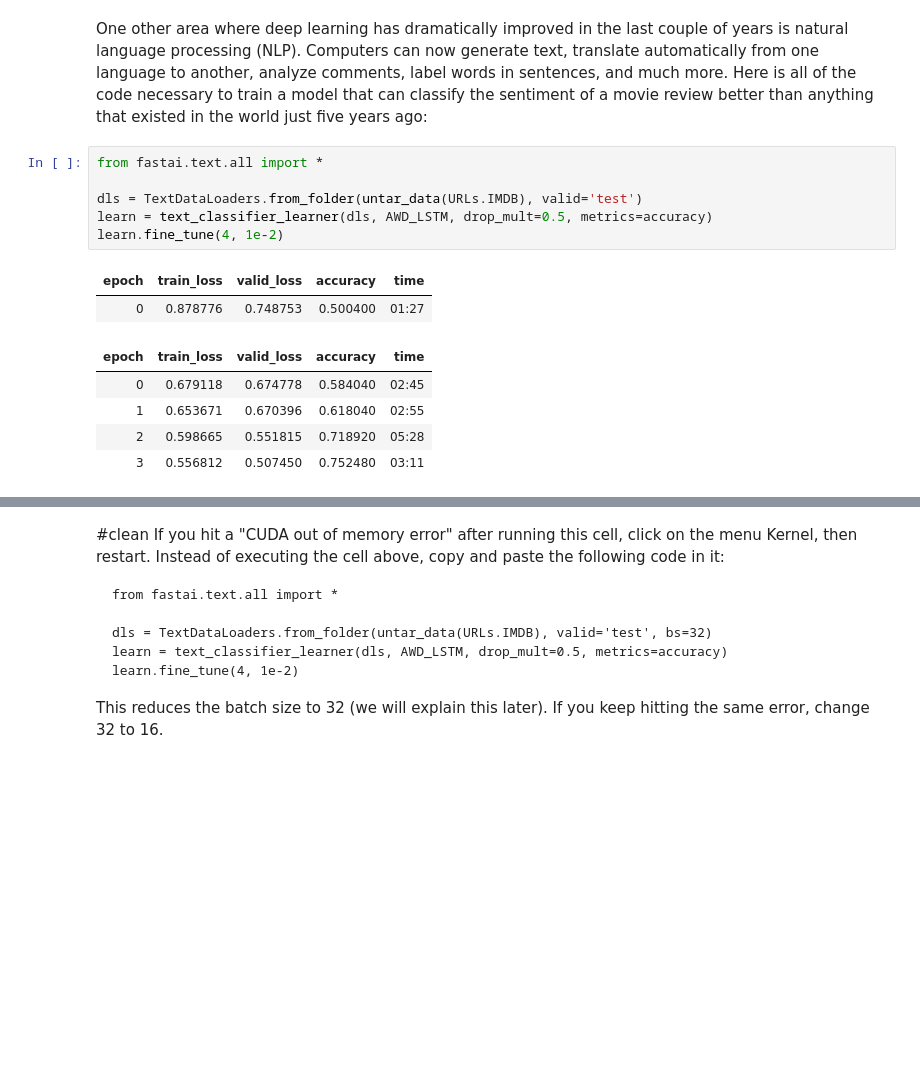
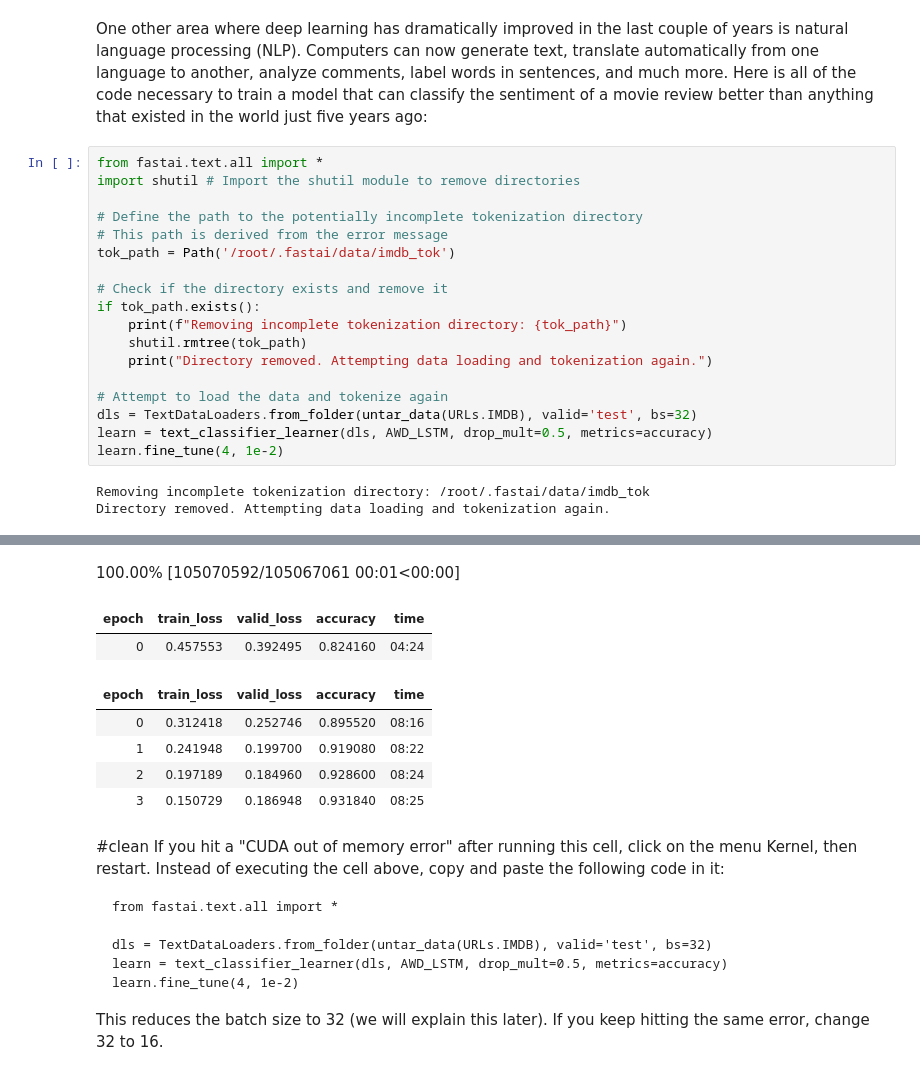
Before and after one commit to shaunzlim0123/fastbook, a Jupyter notebook: 01_intro.ipynb, the cells around one changed output, grey strips where cells are left out. Drawn from its saved outputs; the diff is of its cells as text; blank space fills up the shorter version.

```diff
--- a/01_intro.ipynb
+++ b/01_intro.ipynb
@@ -698,16 +708,23 @@ learn.show_results(max_n=6, figsize=(7,8))
 # %% [markdown]
 One other area where deep learning has dramatically improved in the last couple of years is natural language processing (NLP). Computers can now generate text, translate automatically from one language to another, analyze comments, label words in sentences, and much more. Here is all of the code necessary to train a model that can classify the sentiment of a movie review better than anything that existed in the world just five years ago:
-# %%
-from fastai.text.all import *
-
-dls = TextDataLoaders.from_folder(untar_data(URLs.IMDB), valid='test')
-learn = text_classifier_learner(dls, AWD_LSTM, drop_mult=0.5, metrics=accuracy)
-learn.fine_tune(4, 1e-2)
-# %% [output]
-| epoch | train_loss | valid_loss | accuracy | time |
-| 0 | 0.878776 | 0.748753 | 0.500400 | 01:27 |
-| epoch | train_loss | valid_loss | accuracy | time |
-| 0 | 0.679118 | 0.674778 | 0.584040 | 02:45 |
-| 1 | 0.653671 | 0.670396 | 0.618040 | 02:55 |
-| 2 | 0.598665 | 0.551815 | 0.718920 | 05:28 |
-| 3 | 0.556812 | 0.507450 | 0.752480 | 03:11 |
+# %%
+from fastai.text.all import *
+import shutil # Import the shutil module to remove directories
+
+# Define the path to the potentially incomplete tokenization directory
+# This path is derived from the error message
+tok_path = Path('/root/.fastai/data/imdb_tok')
+
+# Check if the directory exists and remove it
+if tok_path.exists():
+    print(f"Removing incomplete tokenization directory: {tok_path}")
+    shutil.rmtree(tok_path)
+    print("Directory removed. Attempting data loading and tokenization again.")
+
+# Attempt to load the data and tokenize again
+dls = TextDataLoaders.from_folder(untar_data(URLs.IMDB), valid='test', bs=32)
+learn = text_classifier_learner(dls, AWD_LSTM, drop_mult=0.5, metrics=accuracy)
+learn.fine_tune(4, 1e-2)
+# %% [output]
+Removing incomplete tokenization directory: /root/.fastai/data/imdb_tok
+Directory removed. Attempting data loading and tokenization again.
@@ -714,3 +732,11 @@ learn.fine_tune(4, 1e-2)
+100.00% [105070592/105067061 00:01<00:00]
+| epoch | train_loss | valid_loss | accuracy | time |
+| 0 | 0.457553 | 0.392495 | 0.824160 | 04:24 |
+| epoch | train_loss | valid_loss | accuracy | time |
+| 0 | 0.312418 | 0.252746 | 0.895520 | 08:16 |
+| 1 | 0.241948 | 0.199700 | 0.919080 | 08:22 |
+| 2 | 0.197189 | 0.184960 | 0.928600 | 08:24 |
+| 3 | 0.150729 | 0.186948 | 0.931840 | 08:25 |
 # %% [markdown]
 #clean
 If you hit a "CUDA out of memory error" after running this cell, click on the menu Kernel, then restart. Instead of executing the cell above, copy and paste the following code in it:
```
Also changed, not shown: parts of 7 cells of this notebook.
